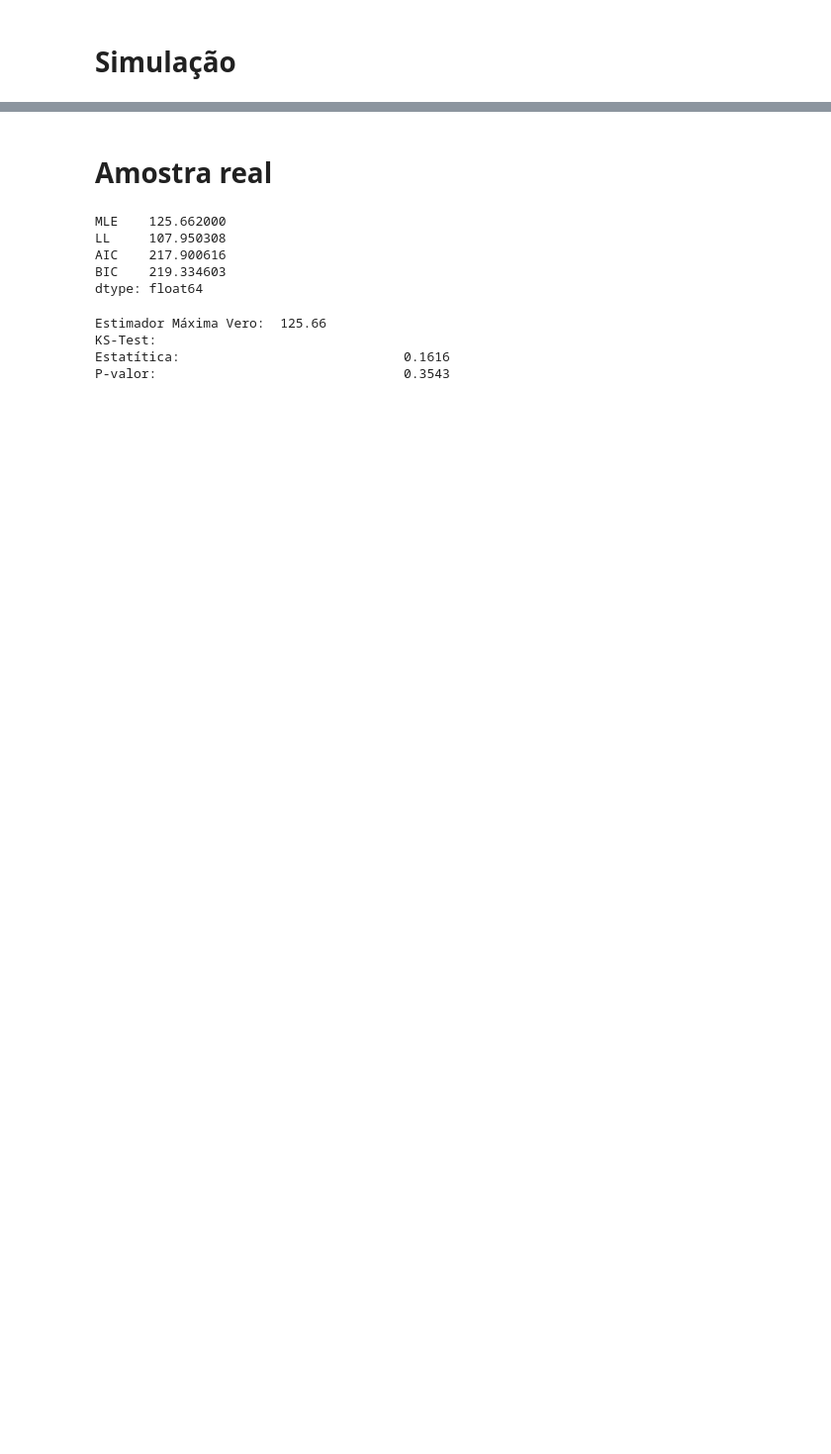
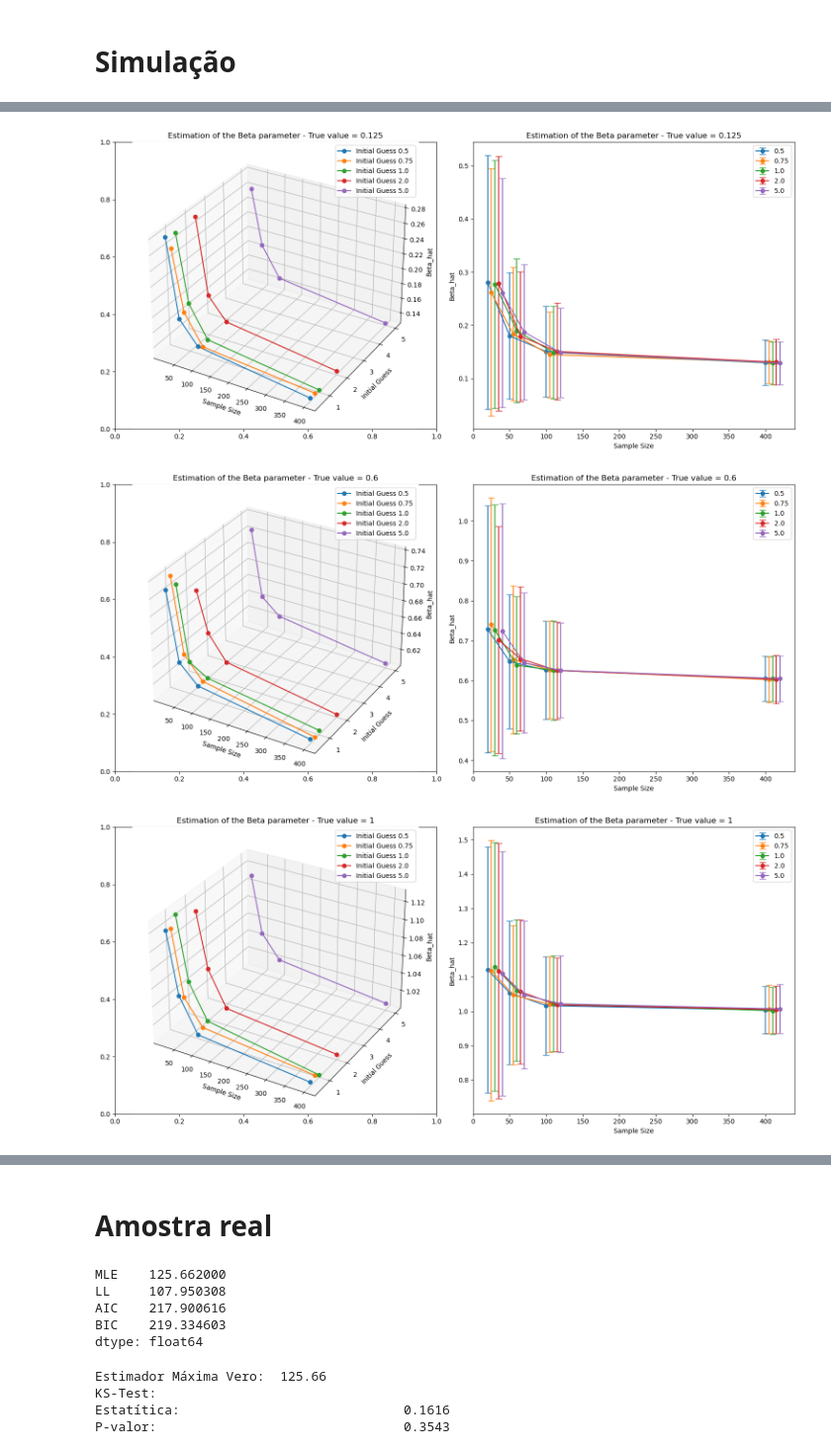
Before and after one commit to arthurhirez/Bayesian, a Jupyter notebook: Bayes.ipynb, the cells around one changed output, grey strips where cells are left out. Shown: that part at 99% size. Cells and saved outputs as stored; diff of their text form; code cells hidden in the pictures; blank space fills up the shorter version.

```diff
--- a/Bayes.ipynb
+++ b/Bayes.ipynb
@@ -183,3 +182,11 @@ a.run_experiment(true_params = [0.125, 0.60, 1], sample_sizes = [20, 50, 100,  4
+# %%
+a.plot_experiment(true_param = 0.125)
+a.plot_experiment(true_param = 0.60)
+a.plot_experiment(true_param = 1)
+# %% [output]
+[figure, added]
+[figure, added]
+[figure, added]
 # %%
 a.df
 # %% [output]
```
Also changed, not shown: parts of 8 cells of this notebook.
